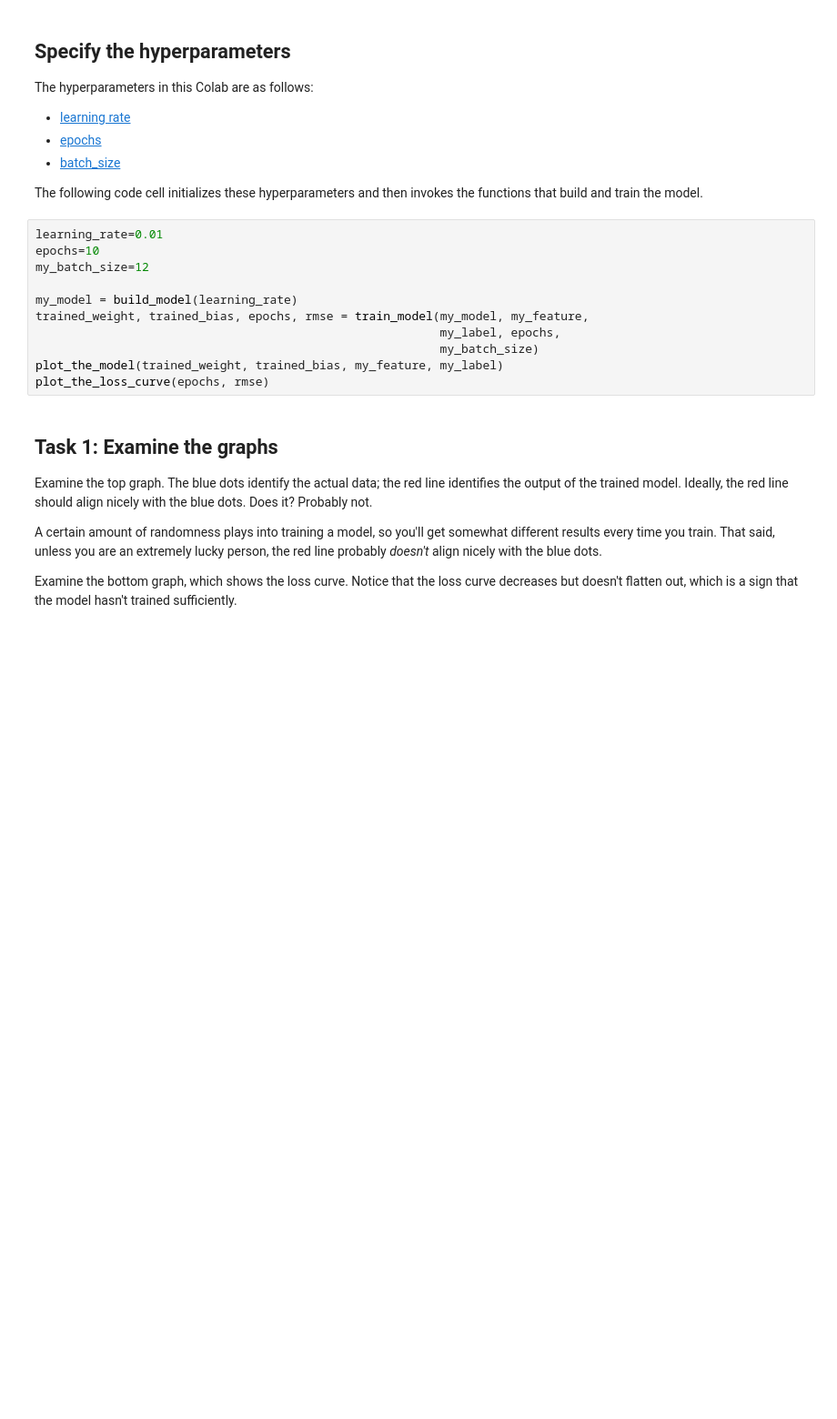
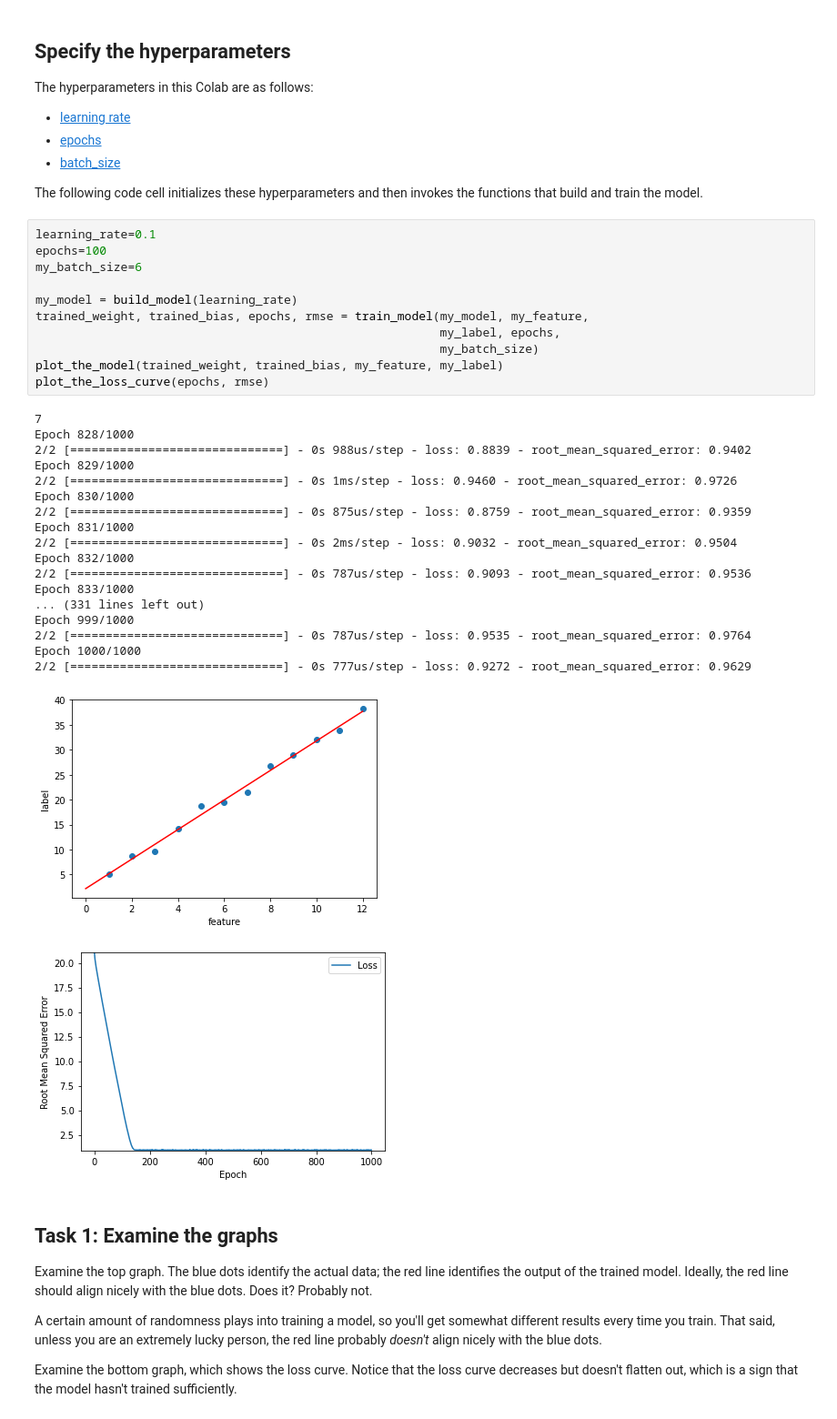
Before and after one commit to Spr00t/MachineLearningCrashCourse, a Jupyter notebook: Linear_Regression_with_Synthetic_Data.ipynb, the cells around one changed output. Shown at 91% size. Saved outputs shown, nothing was run; the diff lists cells and outputs as text; blank space fills up the shorter version.

```diff
--- a/Linear_Regression_with_Synthetic_Data.ipynb
+++ b/Linear_Regression_with_Synthetic_Data.ipynb
@@ -200,16 +208,36 @@ The hyperparameters in this Colab are as follows:
 
 The following code cell initializes these hyperparameters and then invokes the functions that build and train the model.
 # %%
-learning_rate=0.01
-epochs=10
-my_batch_size=12
+learning_rate=0.1
+epochs=100
+my_batch_size=6
 
 my_model = build_model(learning_rate)
 trained_weight, trained_bias, epochs, rmse = train_model(my_model, my_feature,
                                                          my_label, epochs,
                                                          my_batch_size)
 plot_the_model(trained_weight, trained_bias, my_feature, my_label)
 plot_the_loss_curve(epochs, rmse)
+# %% [output]
+7
+Epoch 828/1000
+2/2 [==============================] - 0s 988us/step - loss: 0.8839 - root_mean_squared_error: 0.9402
+Epoch 829/1000
+2/2 [==============================] - 0s 1ms/step - loss: 0.9460 - root_mean_squared_error: 0.9726
+Epoch 830/1000
+2/2 [==============================] - 0s 875us/step - loss: 0.8759 - root_mean_squared_error: 0.9359
+Epoch 831/1000
+2/2 [==============================] - 0s 2ms/step - loss: 0.9032 - root_mean_squared_error: 0.9504
+Epoch 832/1000
+2/2 [==============================] - 0s 787us/step - loss: 0.9093 - root_mean_squared_error: 0.9536
+Epoch 833/1000
+... (331 lines left out)
+Epoch 999/1000
+2/2 [==============================] - 0s 787us/step - loss: 0.9535 - root_mean_squared_error: 0.9764
+Epoch 1000/1000
+2/2 [==============================] - 0s 777us/step - loss: 0.9272 - root_mean_squared_error: 0.9629
+[figure, added]
+[figure, added]
 # %% [markdown]
 ## Task 1: Examine the graphs
 
```
Also changed, not shown: parts of 4 cells of this notebook, 1 other file.
